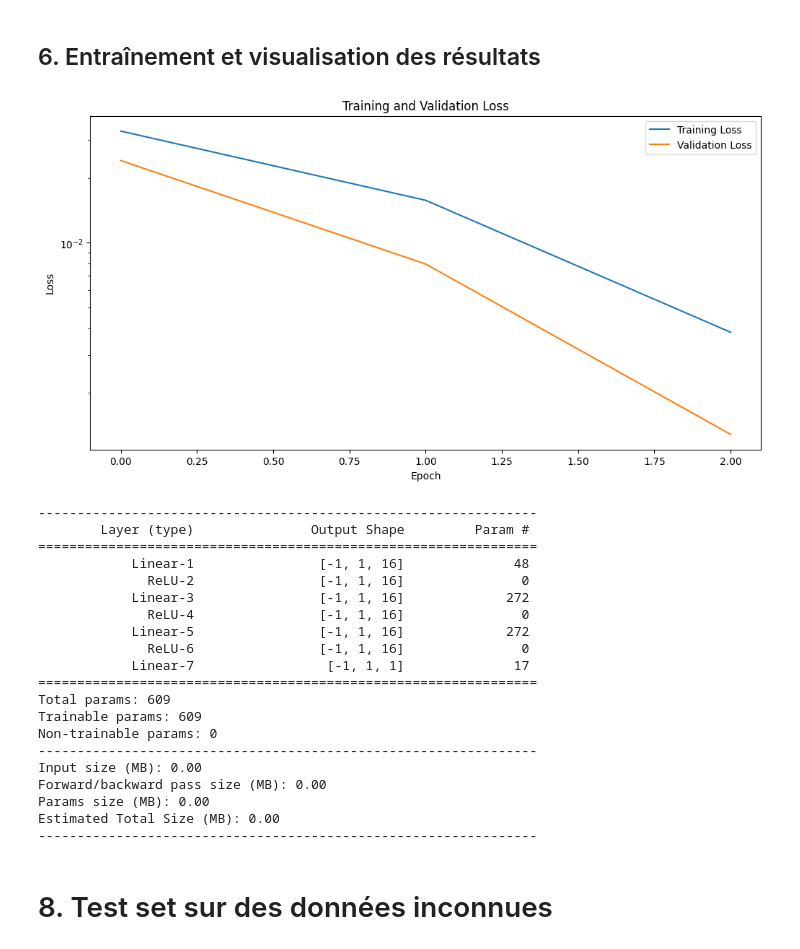
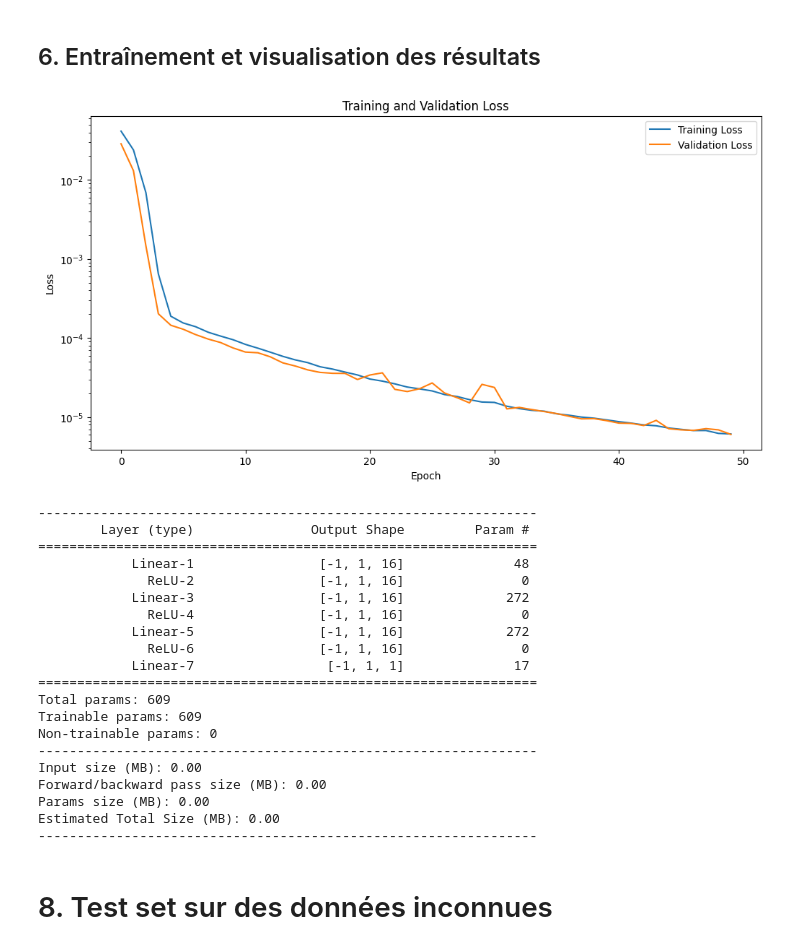
Before and after one commit to MatteoEleouet/DeepLearningEnFrancais, a Jupyter notebook: Code/07_projet_mlp/calculatric.ipynb, the cells around one changed output. Saved outputs shown, nothing was run; the diff lists cells and outputs as text; code cells hidden in the pictures.

```diff
--- a/Code/07_projet_mlp/calculatric.ipynb
+++ b/Code/07_projet_mlp/calculatric.ipynb
@@ -168,38 +168,38 @@ num_hidden_layers = 3        # Nombre de couches cachées. Ex: 1, 2, 3, 4, etc.
 activation_fn = nn.ReLU()    # Fonction d'activation. Ex: nn.ReLU(), nn.Sigmoid() nn.Tanh() et nn.LeakyReLU().
 
 # Paramètres pour l'entraînement
-epochs = 3                  # Nombre d'époques pour l'entraînement. Ex: 5, 10, 20, etc.
+epochs = 50                  # Nombre d'époques pour l'entraînement. Ex: 5, 10, 20, etc.
 
 
 #? Initialisation du modèle
 model = MLP(input_size=input_size, hidden_size=hidden_size, output_size=output_size, num_hidden_layers=num_hidden_layers, activation_fn=activation_fn).to(device)
 
 #? Création des DataLoaders d'entraînement et de validation
 train_dataloader, val_dataloader = create_calculator_dataloaders(
     num_samples=num_samples, min_value=min_value, max_value=max_value,
     operation=operation, batch_size=batch_size, val_split=0.2
 )
 
 #? Entraînement du modèle
 train_loss_history, val_loss_history = train_model(
     model, train_dataloader, val_dataloader, epochs=epochs,
     optimizer_name=optimizer, lr=learning_rate
 )
 
 # Affichage des courbes de perte
 plt.figure(figsize=(12, 6))
 plt.plot(train_loss_history, label="Training Loss")
 plt.plot(val_loss_history, label="Validation Loss")
 plt.title("Training and Validation Loss")
 plt.xlabel("Epoch")
 plt.ylabel("Loss")
 plt.yscale('log')  # Appliquer une échelle logarithmique
 plt.legend()
 plt.show()
 
 summary(model, input_size=(1, input_size))
 # %% [output]
-[figure, old version]
+[figure, new version]
 ----------------------------------------------------------------
         Layer (type)               Output Shape         Param #
 ================================================================
```
Also changed, not shown: parts of 7 cells of this notebook.
